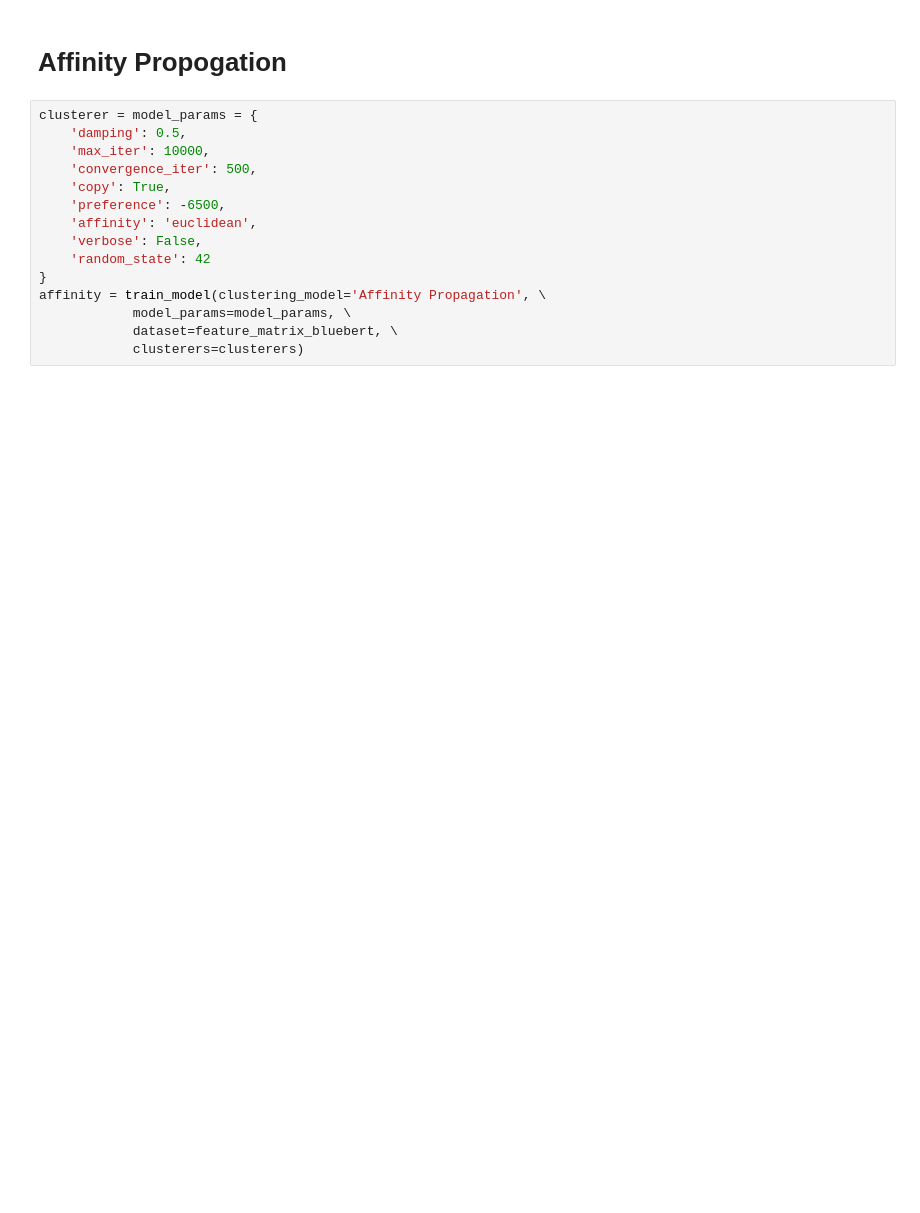
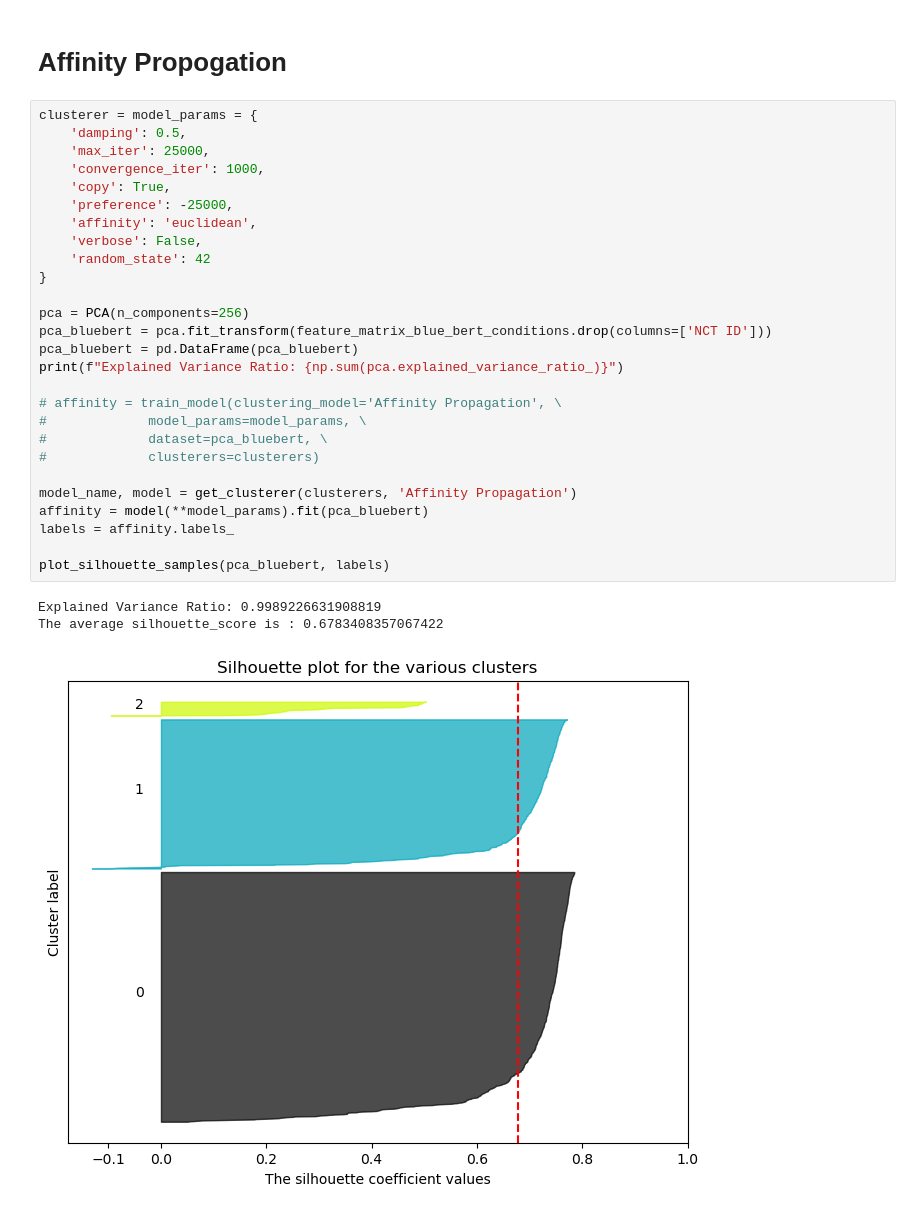
Before and after one commit to Bhanuteja917/ClusteringClinicalTrails, a Jupyter notebook: clustering.ipynb, the cells around one changed output. Saved outputs shown, nothing was run; the diff lists cells and outputs as text; blank space fills up the shorter version.

```diff
--- a/clustering.ipynb
+++ b/clustering.ipynb
@@ -501,15 +539,31 @@ The average silhouette_score is : 0.7904143180384656
 # %%
 clusterer = model_params = {
     'damping': 0.5,
-    'max_iter': 10000,
-    'convergence_iter': 500,
+    'max_iter': 25000,
+    'convergence_iter': 1000,
     'copy': True,
-    'preference': -6500,
+    'preference': -25000,
     'affinity': 'euclidean',
     'verbose': False,
     'random_state': 42
 }
-affinity = train_model(clustering_model='Affinity Propagation', \
-            model_params=model_params, \
-            dataset=feature_matrix_bluebert, \
-            clusterers=clusterers)
+
+pca = PCA(n_components=256)
+pca_bluebert = pca.fit_transform(feature_matrix_blue_bert_conditions.drop(columns=['NCT ID']))
+pca_bluebert = pd.DataFrame(pca_bluebert)
+print(f"Explained Variance Ratio: {np.sum(pca.explained_variance_ratio_)}")
+
+# affinity = train_model(clustering_model='Affinity Propagation', \
+#             model_params=model_params, \
+#             dataset=pca_bluebert, \
+#             clusterers=clusterers)
+
+model_name, model = get_clusterer(clusterers, 'Affinity Propagation')
+affinity = model(**model_params).fit(pca_bluebert)
+labels = affinity.labels_
+
+plot_silhouette_samples(pca_bluebert, labels)
+# %% [output]
+Explained Variance Ratio: 0.9989226631908819
+The average silhouette_score is : 0.6783408357067422
+[figure, added]
```
Also changed, not shown: parts of 15 cells of this notebook, 1 other file.
